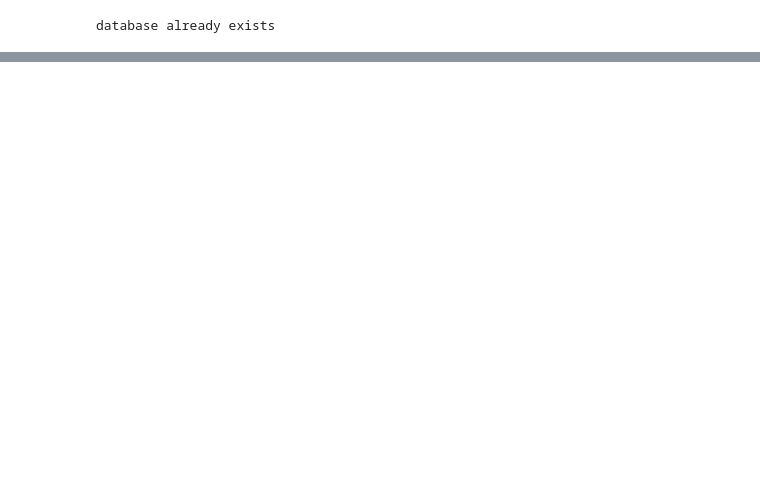
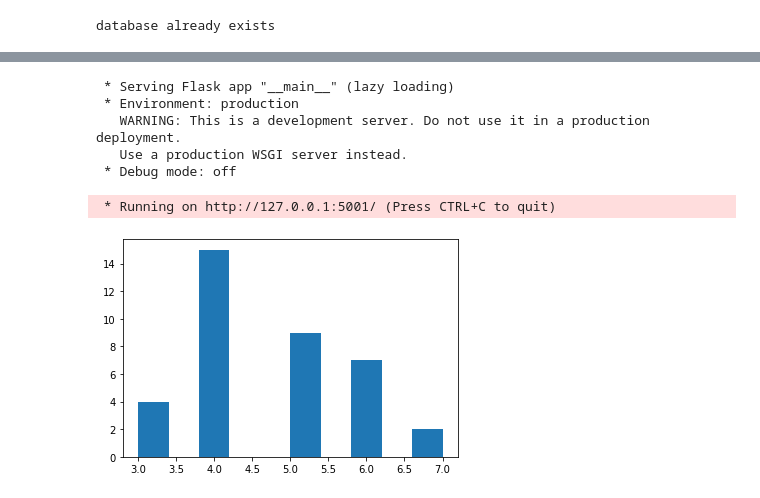
Before and after one commit to deniseramos/ex_aula4, a Jupyter notebook: Ex_Aula4.ipynb, the cells around one changed output, grey strips where cells are left out. Cells and saved outputs as stored; diff of their text form; code cells hidden in the pictures; blank space fills up the shorter version.

```diff
--- a/Ex_Aula4.ipynb
+++ b/Ex_Aula4.ipynb
@@ -114,0 +76,25 @@ app.run(port=5001)
+# %%
+@app.route("/banheiros/<qtd_ban>", methods=['GET'])
+def banheiros(qtd_ban):
+
+    query = "SELECT * FROM info_casas WHERE qte_banheiros = {qtd_ban}".format(qtd_ban=qtd_ban)
+
+    try:
+        df = pd.read_sql(query, con)
+
+        plt.hist(df['qte_quartos'])
+        plt.show()
+
+        return df.to_json(orient='records'), 200
+    except:
+        return "Não foi possível fazer SELECT na tabela.", 500
+
+app.run(port=5001)
+# %% [output]
+ * Serving Flask app "__main__" (lazy loading)
+ * Environment: production
+   WARNING: This is a development server. Do not use it in a production deployment.
+   Use a production WSGI server instead.
+ * Debug mode: off
+ * Running on http://127.0.0.1:5001/ (Press CTRL+C to quit)
+[figure, added]
```
Also changed, not shown: parts of 5 cells of this notebook.
